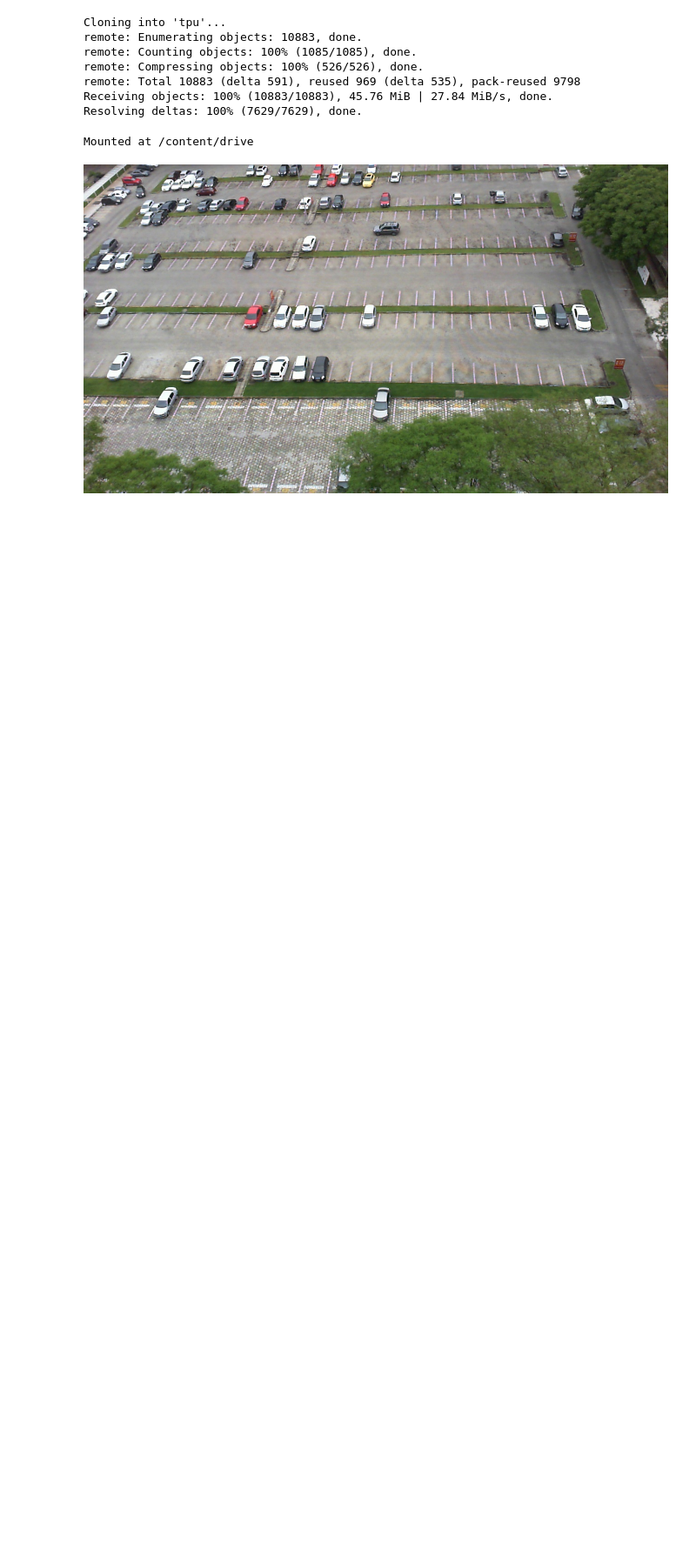
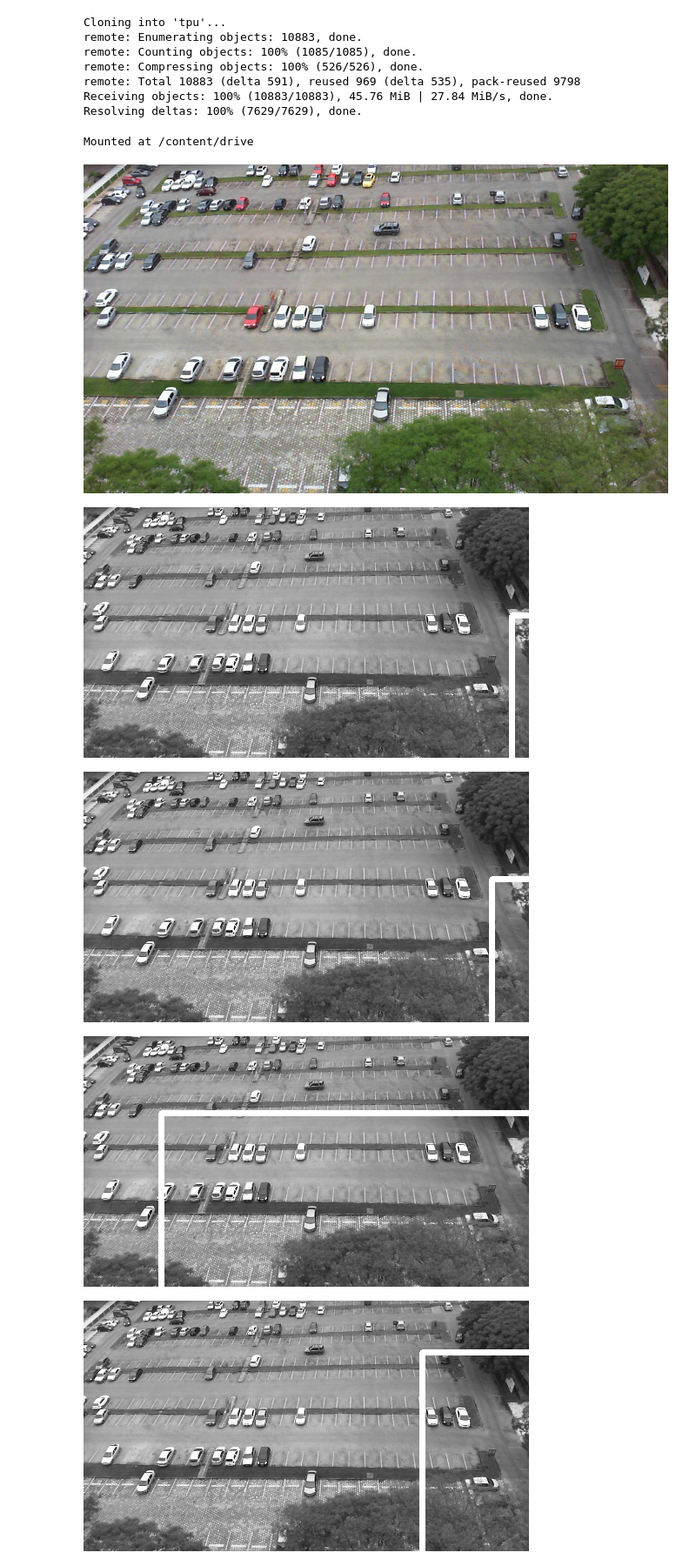
Before and after one commit to muhammadakbarazmi/PCVK_Genap_2022, a Jupyter notebook: ProyekAkhirPCVK.ipynb, the cells around one changed output. Shown at 87% size. Drawn from its saved outputs; the diff is of its cells as text; code cells hidden in the pictures; blank space fills up the shorter version.

Commit message:
update proyekpcvk

```diff
--- a/ProyekAkhirPCVK.ipynb
+++ b/ProyekAkhirPCVK.ipynb
@@ -148,3 +148,35 @@ np_image = np.array(image.getdata()).reshape(height, width, 3).astype(np.uint8)
 display.display(display.Image(car_image))
 # %% [output]
 [figure]
+# %%
+import numpy as np
+import cv2
+from google.colab.patches import cv2_imshow
+
+img = cv2.resize(cv2.imread('/content/drive/MyDrive/ProyekAkhir/CarPark/2012-10-26_07_19_27.jpg', 0), (0, 0), fx=0.4, fy=0.4)
+template = cv2.resize(cv2.imread('/content/drive/MyDrive/ProyekAkhir/CarPark/2012-10-26_06_59_26.jpg', 0), (0, 0), fx=0.8, fy=0.8)
+h, w = template.shape
+
+methods = [cv2.TM_CCOEFF, cv2.TM_CCOEFF_NORMED, cv2.TM_CCORR,
+            cv2.TM_CCORR_NORMED, cv2.TM_SQDIFF, cv2.TM_SQDIFF_NORMED]
+
+for method in methods:
+    img2 = img.copy()
+
+    result = cv2.matchTemplate(img2, template, method)
+    min_val, max_val, min_loc, max_loc = cv2.minMaxLoc(result)
+    if method in [cv2.TM_SQDIFF, cv2.TM_SQDIFF_NORMED]:
+        location = min_loc
+    else:
+        location = max_loc
+
+    bottom_right = (location[0] + w, location[1] + h)
+    cv2.rectangle(img2, location, bottom_right, 255, 5)
+    cv2_imshow(img2)
+    cv2.waitKey(0)
+    cv2.destroyAllWindows()
+# %% [output]
+[figure, added]
+[figure, added]
+[figure, added]
+[figure, added]
```
Also changed, not shown: parts of 3 cells of this notebook.
